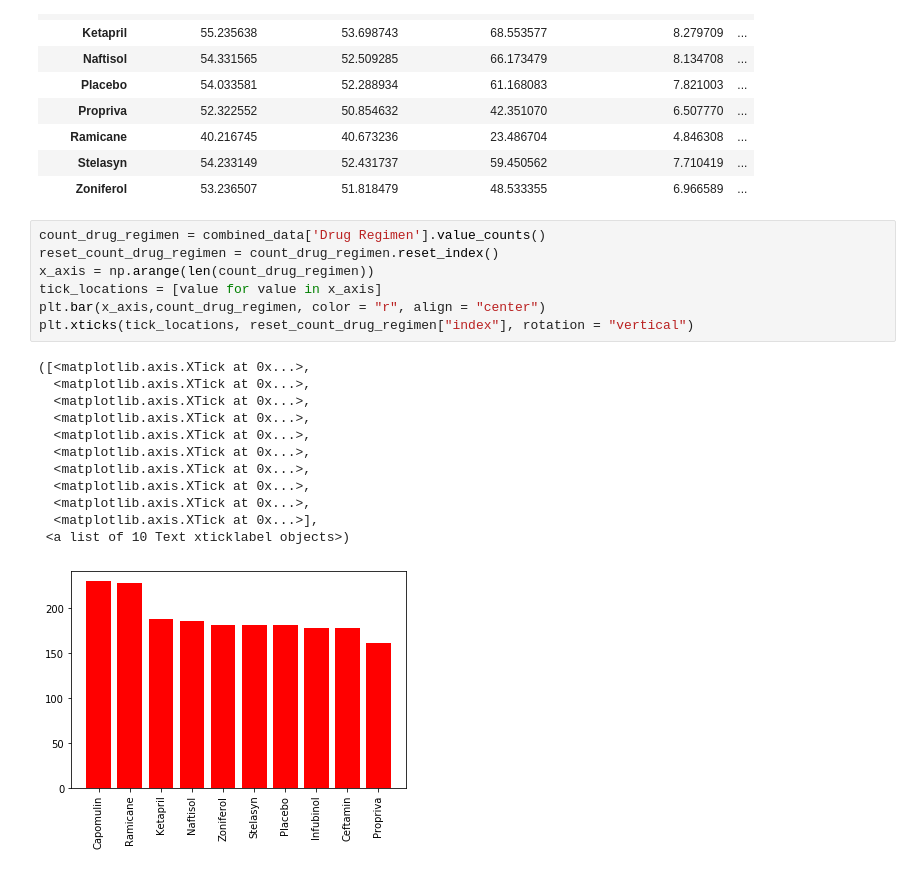
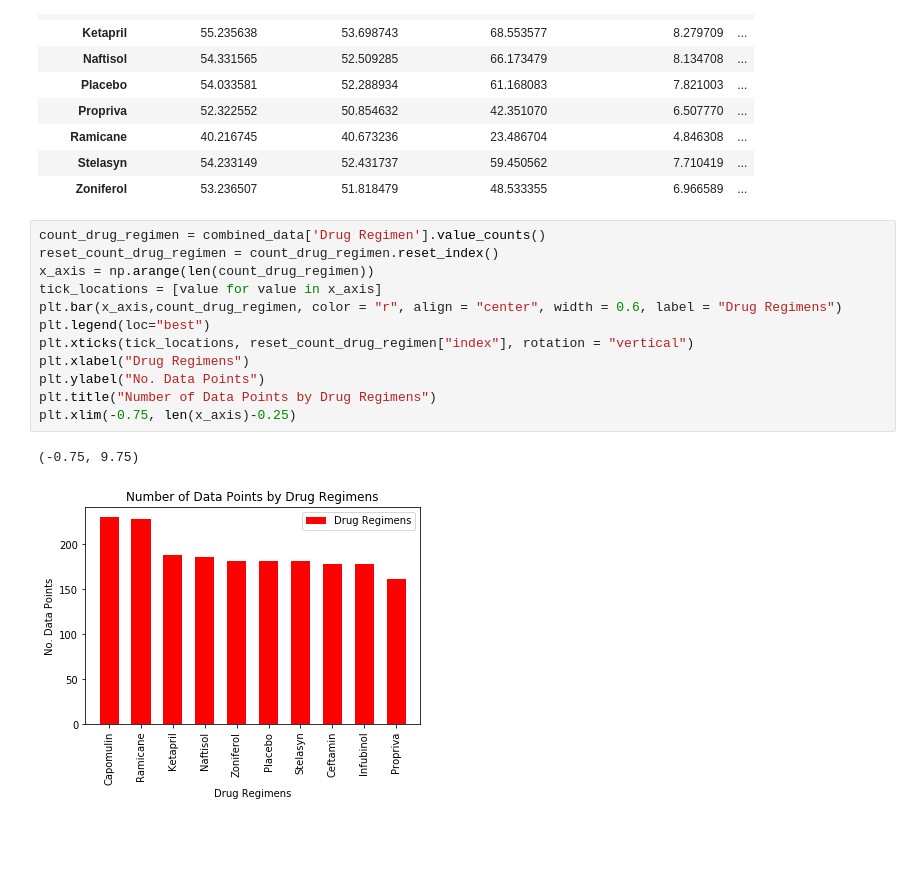
Before and after one commit to derrikdennis/matplotlib-challenge, a Jupyter notebook: Pymaceuticals.ipynb, the cells around one changed output. Cells and saved outputs as stored; diff of their text form; blank space fills up the shorter version.

Commit message:
Final MatPlotLib Homework with observations

```diff
--- a/Pymaceuticals.ipynb
+++ b/Pymaceuticals.ipynb
@@ -70,20 +75,15 @@ drug_stats_sum
 # %%
 count_drug_regimen = combined_data['Drug Regimen'].value_counts()
 reset_count_drug_regimen = count_drug_regimen.reset_index()
 x_axis = np.arange(len(count_drug_regimen))
 tick_locations = [value for value in x_axis]
-plt.bar(x_axis,count_drug_regimen, color = "r", align = "center")
+plt.bar(x_axis,count_drug_regimen, color = "r", align = "center", width = 0.6, label = "Drug Regimens")
+plt.legend(loc="best")
 plt.xticks(tick_locations, reset_count_drug_regimen["index"], rotation = "vertical")
+plt.xlabel("Drug Regimens")
+plt.ylabel("No. Data Points")
+plt.title("Number of Data Points by Drug Regimens")
+plt.xlim(-0.75, len(x_axis)-0.25)
 # %% [output]
-([<matplotlib.axis.XTick at 0x...>,
-  <matplotlib.axis.XTick at 0x...>,
-  <matplotlib.axis.XTick at 0x...>,
-  <matplotlib.axis.XTick at 0x...>,
-  <matplotlib.axis.XTick at 0x...>,
-  <matplotlib.axis.XTick at 0x...>,
-  <matplotlib.axis.XTick at 0x...>,
-  <matplotlib.axis.XTick at 0x...>,
-  <matplotlib.axis.XTick at 0x...>,
-  <matplotlib.axis.XTick at 0x...>],
- <a list of 10 Text xticklabel objects>)
+(-0.75, 9.75)
-[figure, old version]
+[figure, new version]
```
Also changed, not shown: parts of 13 cells of this notebook, 1 other file.
